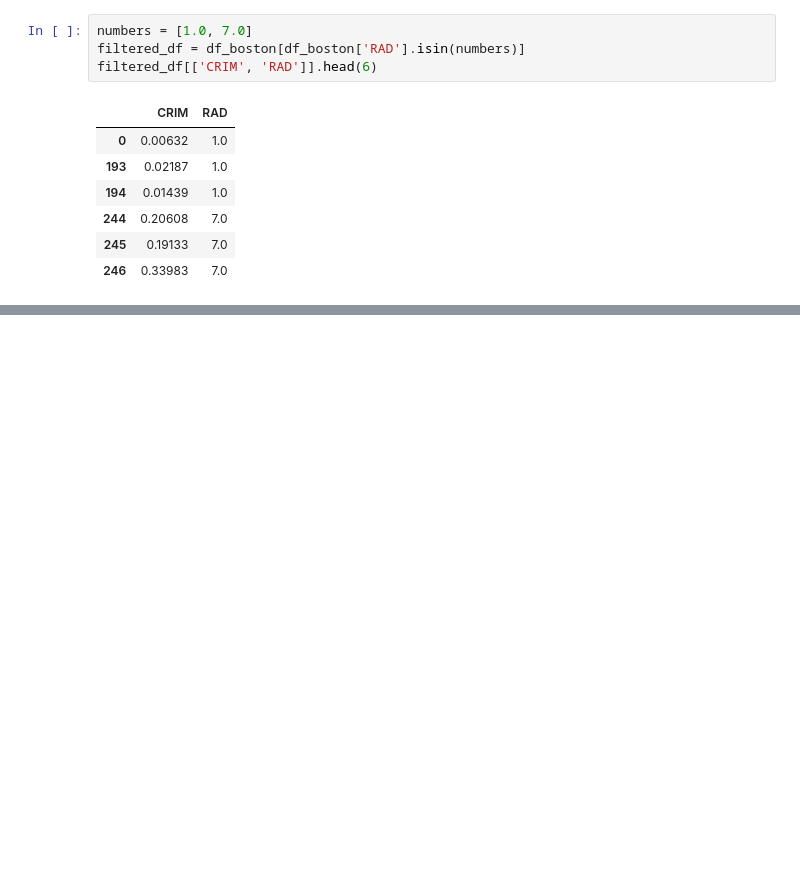
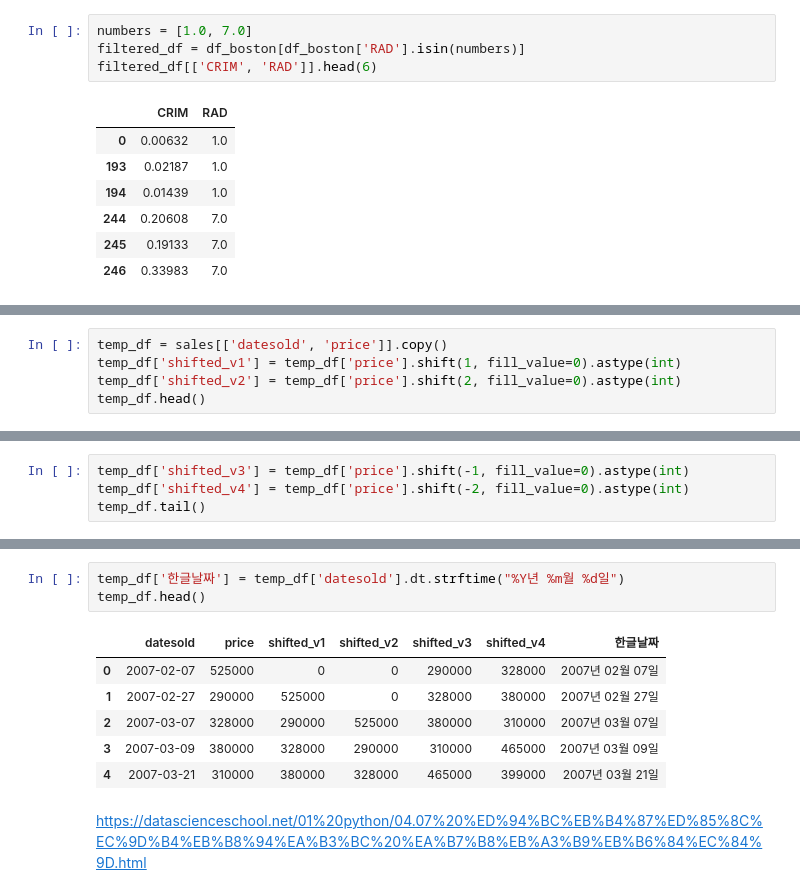
Before and after one commit to dschloe/streamlitbook-saraevan, a Jupyter notebook: ch02/step02_pandas.ipynb, the cells around one changed output, grey strips where cells are left out. Drawn from its saved outputs; the diff is of its cells as text; blank space fills up the shorter version.

```diff
--- a/ch02/step02_pandas.ipynb
+++ b/ch02/step02_pandas.ipynb
@@ -208,0 +285,5 @@ filtered_df[['CRIM', 'RAD']].head(6)
+# %%
+temp_df = sales[['datesold', 'price']].copy()
+temp_df['shifted_v1'] = temp_df['price'].shift(1, fill_value=0).astype(int)
+temp_df['shifted_v2'] = temp_df['price'].shift(2, fill_value=0).astype(int)
+temp_df.head()
@@ -208,0 +297,4 @@ filtered_df[['CRIM', 'RAD']].head(6)
+# %%
+temp_df['shifted_v3'] = temp_df['price'].shift(-1, fill_value=0).astype(int)
+temp_df['shifted_v4'] = temp_df['price'].shift(-2, fill_value=0).astype(int)
+temp_df.tail()
@@ -208,0 +308,12 @@ filtered_df[['CRIM', 'RAD']].head(6)
+# %%
+temp_df['한글날짜'] = temp_df['datesold'].dt.strftime("%Y년 %m월 %d일")
+temp_df.head()
+# %% [output]
+|  | datesold | price | shifted_v1 | shifted_v2 | shifted_v3 | shifted_v4 | 한글날짜 |
+| 0 | 2007-02-07 | 525000 | 0 | 0 | 290000 | 328000 | 2007년 02월 07일 |
+| 1 | 2007-02-27 | 290000 | 525000 | 0 | 328000 | 380000 | 2007년 02월 27일 |
+| 2 | 2007-03-07 | 328000 | 290000 | 525000 | 380000 | 310000 | 2007년 03월 07일 |
+| 3 | 2007-03-09 | 380000 | 328000 | 290000 | 310000 | 465000 | 2007년 03월 09일 |
+| 4 | 2007-03-21 | 310000 | 380000 | 328000 | 465000 | 399000 | 2007년 03월 21일 |
+# %% [markdown]
+https://datascienceschool.net/01%20python/04.07%20%ED%94%BC%EB%B4%87%ED%85%8C%EC%9D%B4%EB%B8%94%EA%B3%BC%20%EA%B7%B8%EB%A3%B9%EB%B6%84%EC%84%9D.html
```
Also changed, not shown: parts of 11 cells of this notebook, 2 other files.
